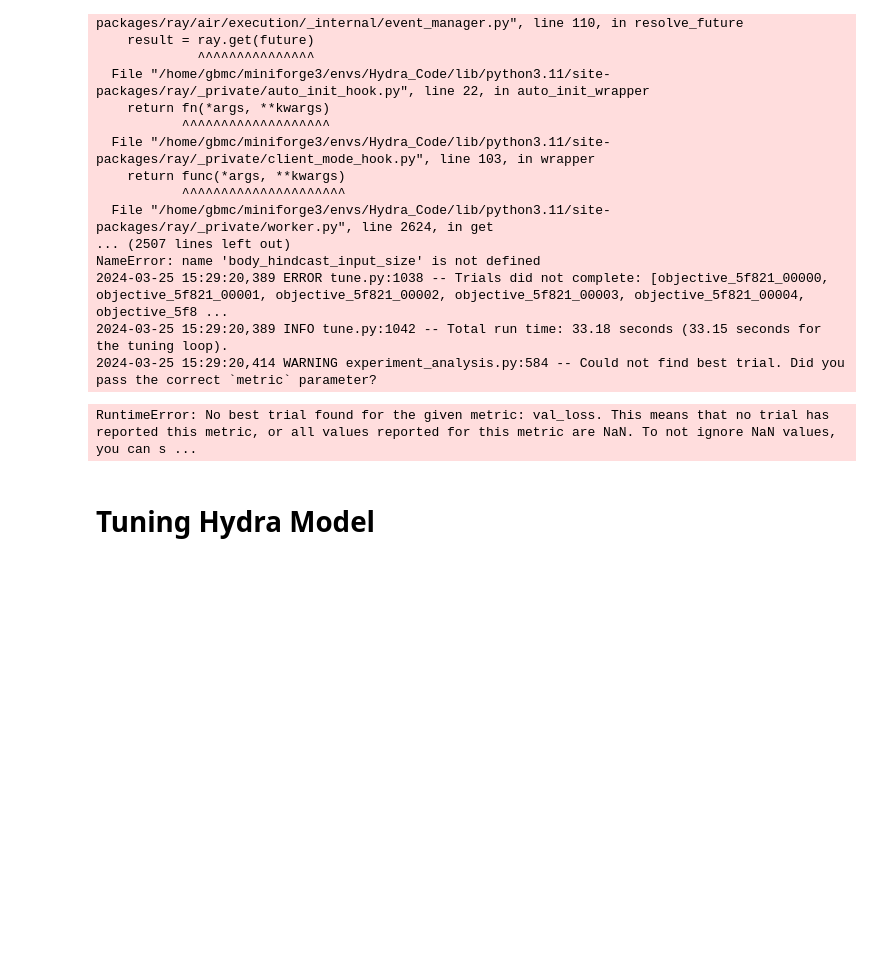
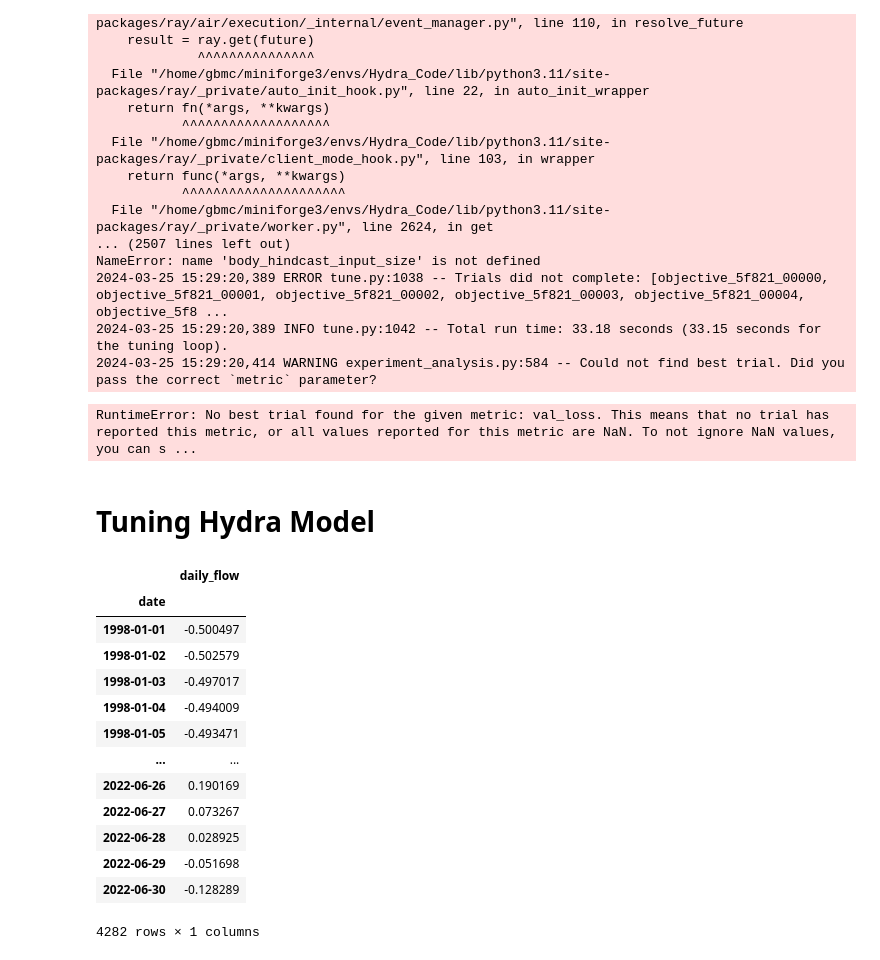
Before and after one commit to KarRups/Hydra_Code, a Jupyter notebook: Tuning/LSTM_Quick_Tuning_Run.ipynb, the cells around one changed output. Cells and saved outputs as stored; diff of their text form; code cells hidden in the pictures; blank space fills up the shorter version.

```diff
--- a/Tuning/LSTM_Quick_Tuning_Run.ipynb
+++ b/Tuning/LSTM_Quick_Tuning_Run.ipynb
@@ -749,6 +753,23 @@ config_space = {
 
 # Places to save info
 model_dir = '/data/Hydra_Work/Post_Rodeo_Work/Tuned_Hydra_Model/'
+# %%
+daily_flow['yampa_r_nr_maybell']
+# %% [output]
+|  | daily_flow |
+| date |  |
+| 1998-01-01 | -0.500497 |
+| 1998-01-02 | -0.502579 |
+| 1998-01-03 | -0.497017 |
+| 1998-01-04 | -0.494009 |
+| 1998-01-05 | -0.493471 |
+| ... | ... |
+| 2022-06-26 | 0.190169 |
+| 2022-06-27 | 0.073267 |
+| 2022-06-28 | 0.028925 |
+| 2022-06-29 | -0.051698 |
+| 2022-06-30 | -0.128289 |
+4282 rows × 1 columns
 # %%
 from ray import train, tune
 
```
Also changed, not shown: parts of 9 cells of this notebook, 1 other file.
